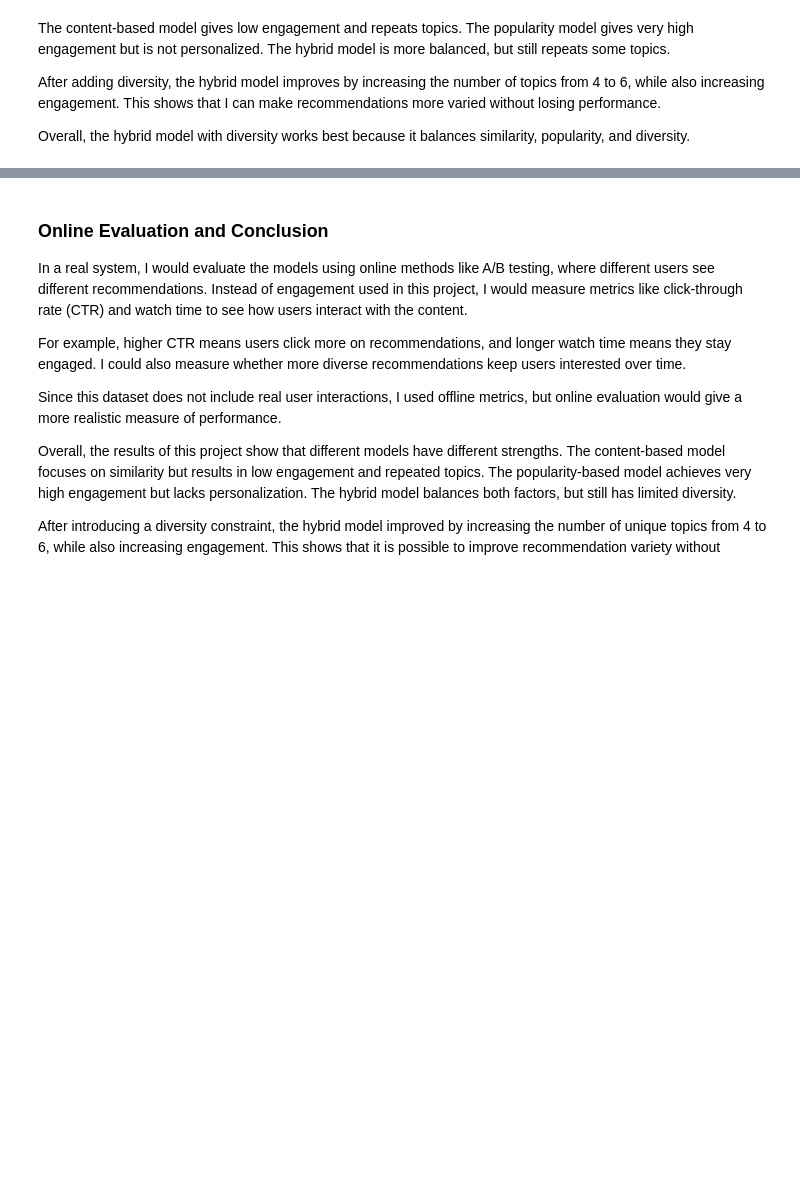
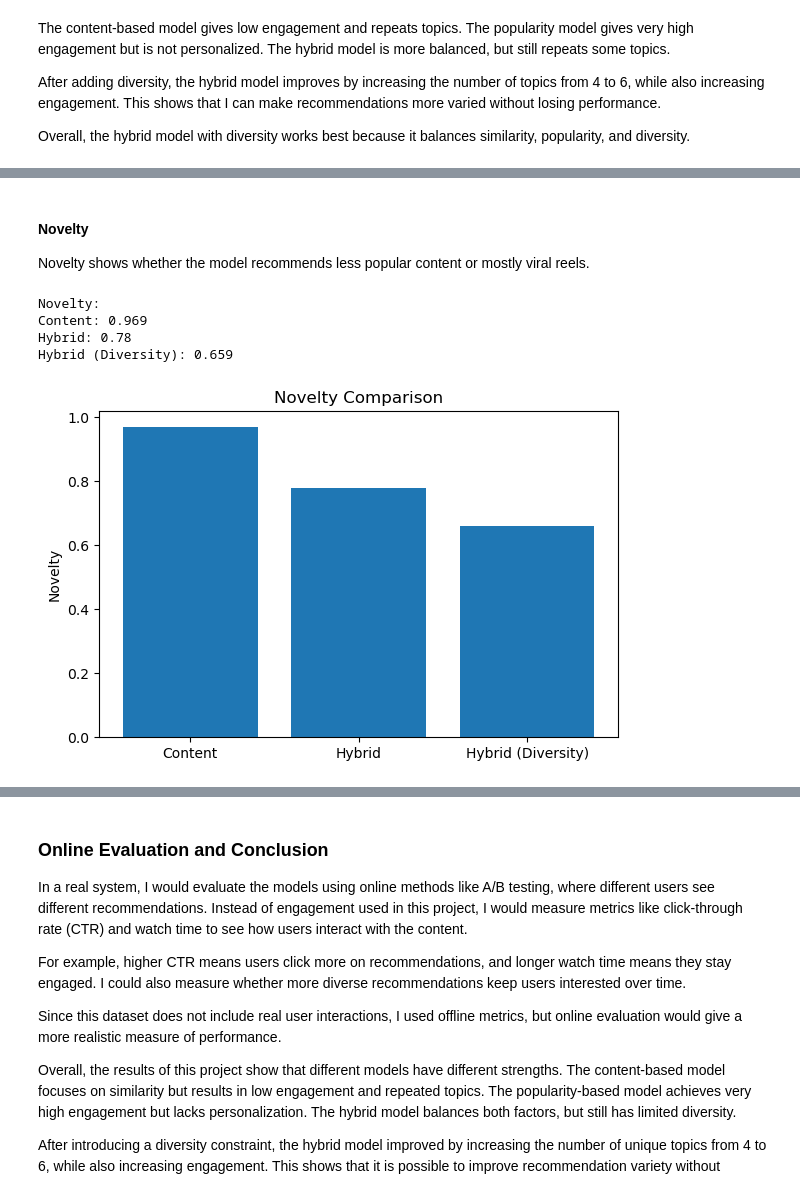
Before and after one commit to Yedzinovich/ds-small-projects, a Jupyter notebook: Data-612/project-4.ipynb, the cells around one changed output, grey strips where cells are left out. Cells and saved outputs as stored; diff of their text form; code cells hidden in the pictures; blank space fills up the shorter version.

```diff
--- a/Data-612/project-4.ipynb
+++ b/Data-612/project-4.ipynb
@@ -587,0 +671,31 @@ Overall, the hybrid model with diversity works best because it balances similari
+# %% [markdown]
+#### Novelty
+Novelty shows whether the model recommends less popular content or mostly viral reels.
+# %%
+print("\nNovelty:")
+print("Content:", round(1 - top_content['engagement_norm'].mean(), 3))
+print("Hybrid:", round(1 - top_hybrid['engagement_norm'].mean(), 3))
+print("Hybrid (Diversity):", round(1 - top_hybrid_diverse['engagement_norm'].mean(), 3))
+
+# visual
+models_nov = ["Content", "Hybrid", "Hybrid (Diversity)"]
+nov_values = [
+    1 - top_content['engagement_norm'].mean(),
+    1 - top_hybrid['engagement_norm'].mean(),
+    1 - top_hybrid_diverse['engagement_norm'].mean()
+]
+
+plt.figure(figsize=(6,4))
+plt.bar(models_nov, nov_values)
+
+plt.ylabel("Novelty")
+plt.title("Novelty Comparison")
+
+plt.tight_layout()
+plt.show()
+# %% [output]
+Novelty:
+Content: 0.969
+Hybrid: 0.78
+Hybrid (Diversity): 0.659
+[figure, added]
```
Also changed, not shown: parts of 6 cells of this notebook.
